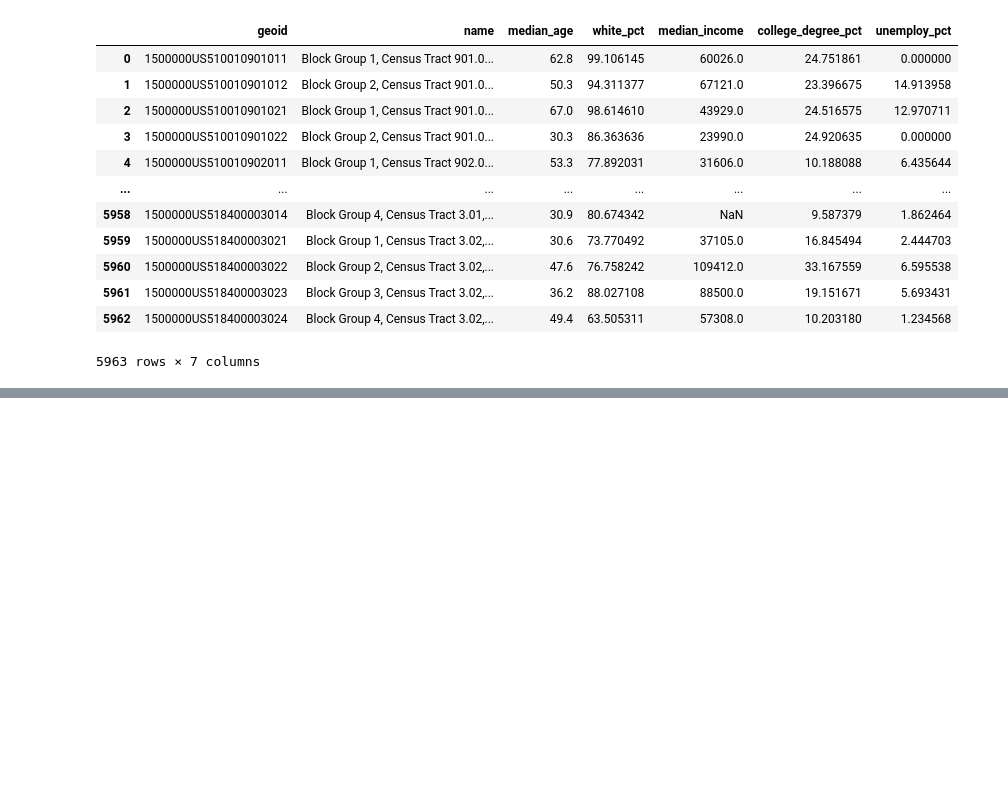
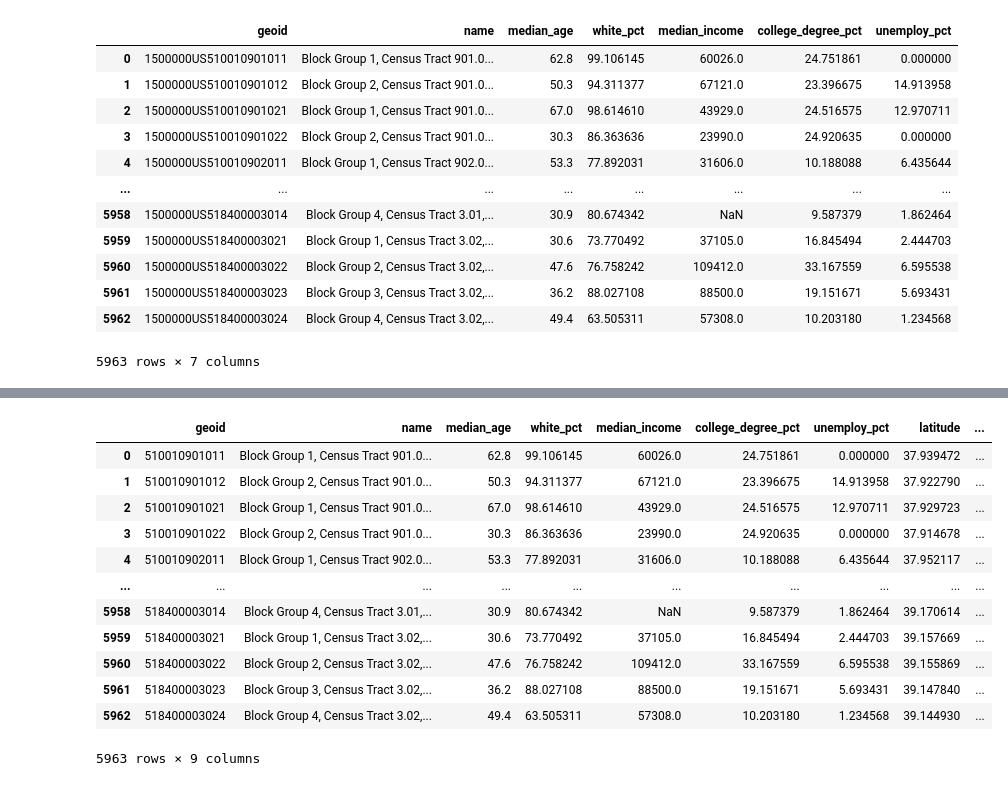
Before and after one commit to stevez02/ml4va_project, a Jupyter notebook: code/data_cleaning.ipynb, the cells around one changed output, grey strips where cells are left out. Drawn from its saved outputs; the diff is of its cells as text; code cells hidden in the pictures; blank space fills up the shorter version.

```diff
--- a/code/data_cleaning.ipynb
+++ b/code/data_cleaning.ipynb
@@ -147,0 +182,4 @@ census_data_merged.to_csv("../data/census_data_merged.csv")
+# %%
+shape = shape.loc[:,['GEOID', 'LATITUDE', 'LONGITUDE']]
+shape.columns = ['geoid', 'latitude', 'longitude']
+shape
@@ -147,0 +201,19 @@ census_data_merged.to_csv("../data/census_data_merged.csv")
+# %%
+census_data_merged['geoid'] = census_data_merged['geoid'].str.split('US', n=1).str[1]
+# %%
+final_df = pd.merge(census_data_merged, shape, on='geoid', how='outer')
+final_df
+# %% [output]
+|  | geoid | name | median_age | white_pct | median_income | college_degree_pct | unemploy_pct | latitude | ... |
+| 0 | 510010901011 | Block Group 1, Census Tract 901.0... | 62.8 | 99.106145 | 60026.0 | 24.751861 | 0.000000 | 37.939472 | ... |
+| 1 | 510010901012 | Block Group 2, Census Tract 901.0... | 50.3 | 94.311377 | 67121.0 | 23.396675 | 14.913958 | 37.922790 | ... |
+| 2 | 510010901021 | Block Group 1, Census Tract 901.0... | 67.0 | 98.614610 | 43929.0 | 24.516575 | 12.970711 | 37.929723 | ... |
+| 3 | 510010901022 | Block Group 2, Census Tract 901.0... | 30.3 | 86.363636 | 23990.0 | 24.920635 | 0.000000 | 37.914678 | ... |
+| 4 | 510010902011 | Block Group 1, Census Tract 902.0... | 53.3 | 77.892031 | 31606.0 | 10.188088 | 6.435644 | 37.952117 | ... |
+| ... | ... | ... | ... | ... | ... | ... | ... | ... | ... |
+| 5958 | 518400003014 | Block Group 4, Census Tract 3.01,... | 30.9 | 80.674342 | NaN | 9.587379 | 1.862464 | 39.170614 | ... |
+| 5959 | 518400003021 | Block Group 1, Census Tract 3.02,... | 30.6 | 73.770492 | 37105.0 | 16.845494 | 2.444703 | 39.157669 | ... |
+| 5960 | 518400003022 | Block Group 2, Census Tract 3.02,... | 47.6 | 76.758242 | 109412.0 | 33.167559 | 6.595538 | 39.155869 | ... |
+| 5961 | 518400003023 | Block Group 3, Census Tract 3.02,... | 36.2 | 88.027108 | 88500.0 | 19.151671 | 5.693431 | 39.147840 | ... |
+| 5962 | 518400003024 | Block Group 4, Census Tract 3.02,... | 49.4 | 63.505311 | 57308.0 | 10.203180 | 1.234568 | 39.144930 | ... |
+5963 rows × 9 columns
```
Also changed, not shown: parts of 6 cells of this notebook, 16 other files.
